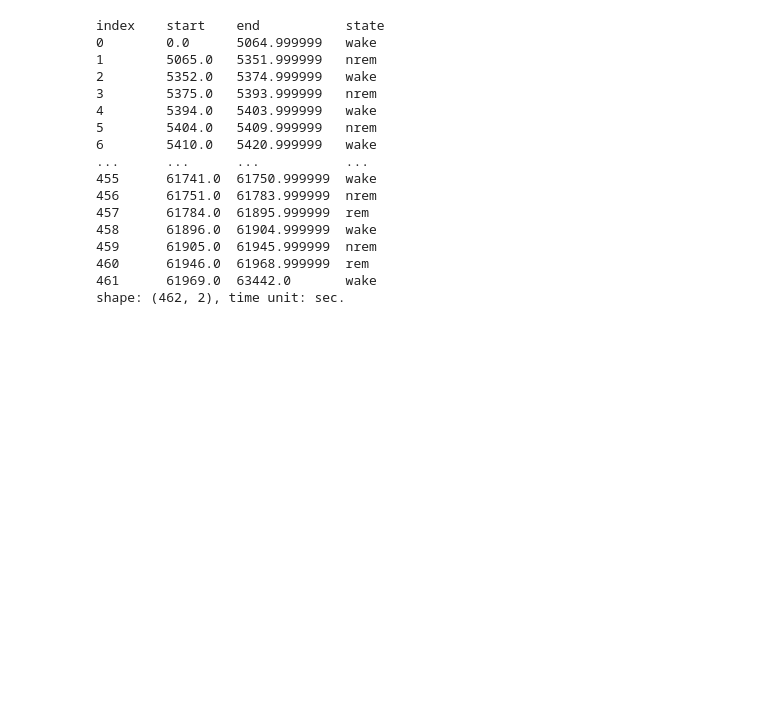
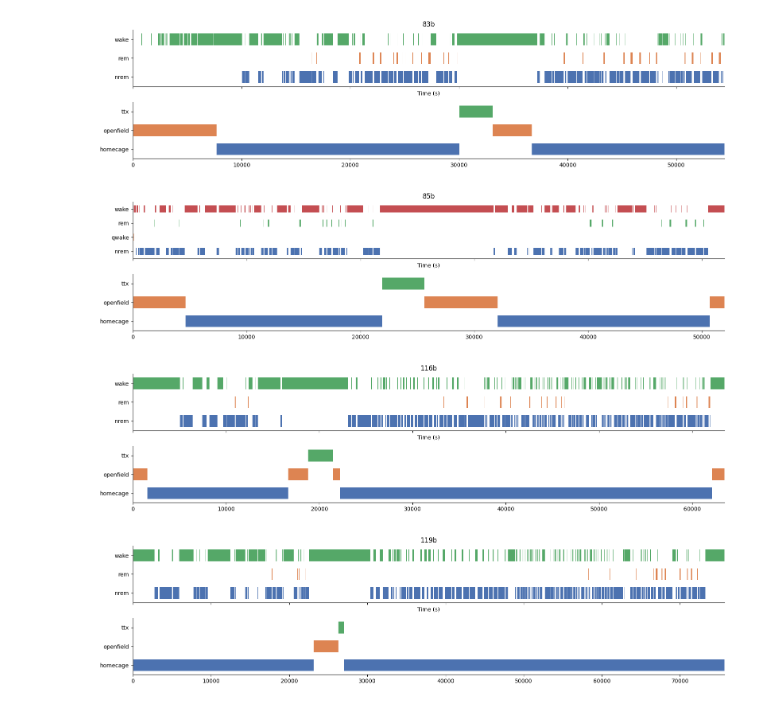
Before and after one commit to Senzai-Lab/nrem_sc, a Jupyter notebook: notebooks/chaos.ipynb, the cells around one changed output. Cells and saved outputs as stored; diff of their text form; code cells hidden in the pictures; blank space fills up the shorter version.

```diff
--- a/notebooks/chaos.ipynb
+++ b/notebooks/chaos.ipynb
@@ -1,28 +1,25 @@
 # %%
 from nrem_sc.constants import PROCESSED_DATA_PATH
-from nrem_sc.utils import circ_bin_average
+from nrem_sc.utils import plot_intervals
 
-import numpy as np
 import pynapple as nap
-unit_id = "116b"
+import matplotlib.pyplot as plt
 
-sleep_states = nap.load_file(PROCESSED_DATA_PATH / unit_id / "sleep.npz")
-sleep_states
+UNIT_IDS = ['83b', '85b', '116b', '119b']
-# %% [output]
-index    start    end           state
-0        0.0      5064.999999   wake
-1        5065.0   5351.999999   nrem
-2        5352.0   5374.999999   wake
-3        5375.0   5393.999999   nrem
-4        5394.0   5403.999999   wake
-5        5404.0   5409.999999   nrem
-6        5410.0   5420.999999   wake
-...      ...      ...           ...
-455      61741.0  61750.999999  wake
-456      61751.0  61783.999999  nrem
-457      61784.0  61895.999999  rem
-458      61896.0  61904.999999  wake
-459      61905.0  61945.999999  nrem
-460      61946.0  61968.999999  rem
-461      61969.0  63442.0       wake
-shape: (462, 2), time unit: sec.
+# %%
+for unit_id in UNIT_IDS:
+    fig, axes = plt.subplots(2, 1, figsize=(16, 4), sharex=True)
+    sleep_states = nap.load_file(PROCESSED_DATA_PATH / unit_id / "sleep.npz")
+    sessions = nap.load_file(PROCESSED_DATA_PATH / unit_id / "sessions_labeled.npz")
+
+    plot_intervals(sleep_states, column='state', ax=axes[0])
+    plot_intervals(sessions, column='label', ax=axes[1])
+
+    axes[0].set_title(f"{unit_id}")
+    axes[1].set_xlabel('')
+    plt.tight_layout()
+# %% [output]
+[figure, added]
+[figure, added]
+[figure, added]
+[figure, added]
```
Also changed, not shown: 6 other files.
